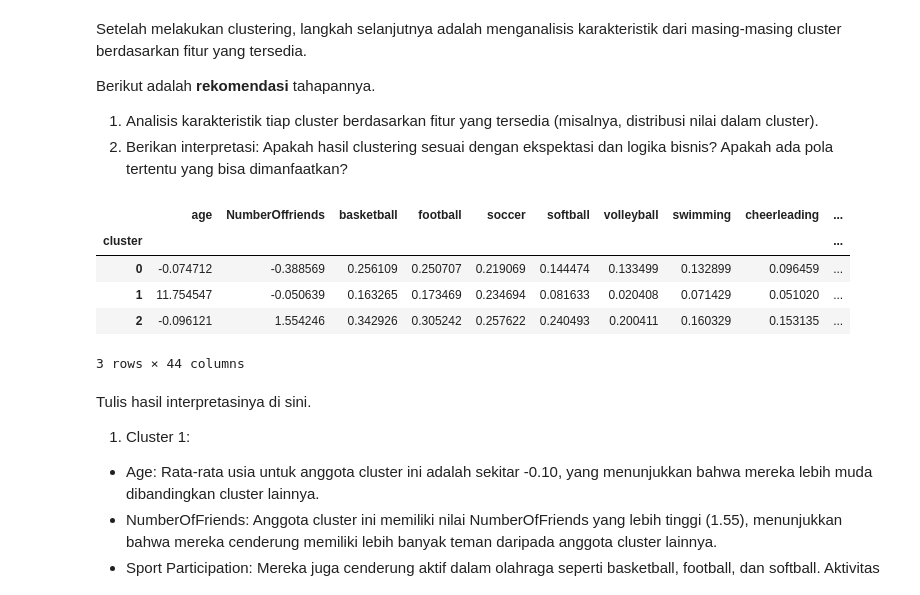
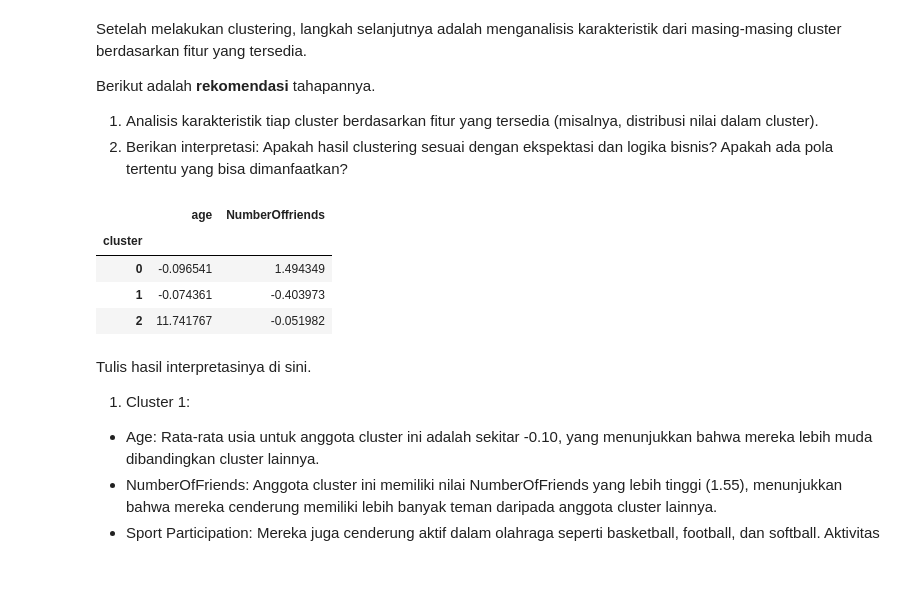
Before and after one commit to maulanycitra/Proyek-Machine-Learning-Dicoding-Maulany-Citra-Pandini, a Jupyter notebook: [Clustering]_Submission_Akhir_BMLP_Maulany_Citra_Pandini.ipynb, the cells around one changed output. Cells and saved outputs as stored; diff of their text form; code cells hidden in the pictures.

```diff
--- a/[Clustering]_Submission_Akhir_BMLP_Maulany_Citra_Pandini.ipynb
+++ b/[Clustering]_Submission_Akhir_BMLP_Maulany_Citra_Pandini.ipynb
@@ -98,0 +238,5 @@ memory usage: 4.6+ MB
+# %%
+# Isi NaN dengan modus
+mode_gender = df['gender'].mode()
+if not mode_gender.empty:
+    df['gender'].fillna(mode_gender[0], inplace=True)
@@ -164,0 +333,13 @@ For example, when doing 'df[col].method(value, inplace=True)', try using 'df.met
+# %%
+# Mengisi missing values dengan mode untuk kolom kategorikal dan mean untuk kolom numerikal
+# Cek apakah mode() menghasilkan nilai yang valid
+if not df['gender'].mode().empty:
+    df['gender'].fillna(df['gender'].mode()[0], inplace=True)
+else:
+    print("Tidak ada mode yang ditemukan untuk kolom 'gender'.")
+
+# Mengisi nilai NaN di kolom 'age' dengan rata-rata (mean)
+df['age'].fillna(df['age'].mean(), inplace=True)
+
+# Cek hasil pengisian untuk memastikan
+print(df[['gender', 'age']].head())
@@ -199,4 +412,4 @@ df.drop_duplicates(inplace=True)
 # %%
 # Standardize the numerical features
 scaler = StandardScaler()
-df[['age', 'gender']] = scaler.fit_transform(df[['age', 'gender']])
+df[['age', 'NumberOffriends']] = scaler.fit_transform(df[['age', 'NumberOffriends']])
@@ -216,7 +427,7 @@ Pada tahap ini, Anda membangun model clustering dengan memilih algoritma yang se
 # %%
 # Building the KMeans model
 kmeans = KMeans(n_clusters=3, random_state=42)  # Number of clusters can be adjusted
-df['cluster'] = kmeans.fit_predict(df[['age', 'gender']])
+df['cluster'] = kmeans.fit_predict(df[['age', 'NumberOffriends']])
 
 # Display cluster centers
 kmeans.cluster_centers_
@@ -290,14 +501,13 @@ Berikut adalah **rekomendasi** tahapannya.
 2. Berikan interpretasi: Apakah hasil clustering sesuai dengan ekspektasi dan logika bisnis? Apakah ada pola tertentu yang bisa dimanfaatkan?
 # %%
 # Analyze cluster characteristics
-df.groupby('cluster').mean()
+df.groupby('cluster')[['age', 'NumberOffriends']].mean()
 # %% [output]
-|  | age | NumberOffriends | basketball | football | soccer | softball | volleyball | swimming | cheerleading | ... |
-| cluster |  |  |  |  |  |  |  |  |  | ... |
-| 0 | -0.074712 | -0.388569 | 0.256109 | 0.250707 | 0.219069 | 0.144474 | 0.133499 | 0.132899 | 0.096459 | ... |
-| 1 | 11.754547 | -0.050639 | 0.163265 | 0.173469 | 0.234694 | 0.081633 | 0.020408 | 0.071429 | 0.051020 | ... |
-| 2 | -0.096121 | 1.554246 | 0.342926 | 0.305242 | 0.257622 | 0.240493 | 0.200411 | 0.160329 | 0.153135 | ... |
+|  | age | NumberOffriends |
+| cluster |  |  |
+| 0 | -0.096541 | 1.494349 |
+| 1 | -0.074361 | -0.403973 |
+| 2 | 11.741767 | -0.051982 |
-3 rows × 44 columns
 # %% [markdown]
 Tulis hasil interpretasinya di sini.
 1. Cluster 1:
```
Also changed, not shown: parts of 23 cells of this notebook, 1 other file.
